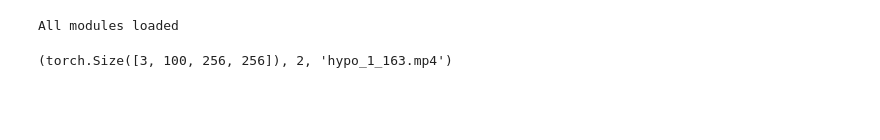
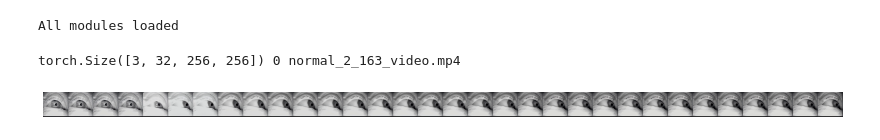
Before and after one commit to rsrini10/PCM, a Jupyter notebook: videoClassification/train_classification_model.ipynb, the cells around one changed output. Saved outputs shown, nothing was run; the diff lists cells and outputs as text; code cells hidden in the pictures; blank space fills up the shorter version.

Commit message:
update video classification code

```diff
--- a/videoClassification/train_classification_model.ipynb
+++ b/videoClassification/train_classification_model.ipynb
@@ -42,9 +43,14 @@ class VideoDataset(Dataset):
     def __getitem__(self, idx):
         video_name = self.video_paths[idx]
         video_path = os.path.join(self.root_dir, video_name)
+        pupil_path = os.path.join(self.root_dir, video_name.replace("_video.mp4", "_pupil.mp4"))
+        wavef_path = os.path.join(self.root_dir, video_name.replace("_video.mp4", "_wavef.csv"))
+
         video, _, _ = read_video(video_path, pts_unit='sec')  # Load full video
 
-        video = self.random_selection(video)
+        video_saccade_indices = self.find_saccade_from_video_and_stimulus(video_path, wavef_path, fps=60)
+        random_saccade_index = np.random.choice(video_saccade_indices)
+        video = self.select_frames(video, starting_frame=random_saccade_index, num_frames=32, interval=1)
 
         video = video.permute(3, 0, 1, 2)  # Convert (Frames, H, W, C) → (C, Frames, H, W)
         video = video.float() / 255.0  # Normalize
@@ -56,24 +62,51 @@ class VideoDataset(Dataset):
         return video, label
 
     @staticmethod
-    def random_selection(video, num_frames=100, interval=1):    # shape: (Frames, H, W, C)
-        video_length = video.shape[0]
-        starting_frame = np.random.randint(0, video_length-num_frames*interval)
-        return video[starting_frame:starting_frame+num_frames*interval:interval]
+    def find_saccade_from_video_and_stimulus(video_path, csv_path, fps=60):
+        df = pd.read_csv(csv_path)  # Replace with your file
+        stimulus = df["target"].values  # Extract the stimulus column
+        saccade_vector_video_final = detect_saccades_from_video_simple(video_path, stimulus, fps)
+        video_saccade_indices = np.arange(len(stimulus))[saccade_vector_video_final==1]
+        return video_saccade_indices
+
+    @staticmethod
+    def select_frames(video, num_frames=16, interval=1, starting_frame=None):    # shape: (Frames, H, W, C)
+        quater_frame = num_frames // 4
+        return video[starting_frame-quater_frame*interval:starting_frame+3*quater_frame*interval:interval]
 # %%
 # Load one sample from the dataset
 dataset = VideoDataset(DATA_DIR, labels_dict)
 
 # Get the first video and label
 video_sample, label = dataset[0]
 
 # Print video shape and label
 video_shape = video_sample.shape  # (C, Frames, H, W)
 video_filename = dataset.video_paths[0]
 
-video_shape, label, video_filename
+print(video_shape, label, video_filename)
+
+import matplotlib.pyplot as plt
+# Function to display video frames concatenated horizontally
+def show_video_frames(video_tensor):
+    # Permute the tensor to (Frames, H, W, C) for easier handling
+    video_tensor = video_tensor.permute(1, 2, 3, 0)
+    frames = [video_tensor[i].numpy() for i in range(video_tensor.shape[0])]
+
+    # Concatenate frames horizontally
+    concatenated_frames = np.concatenate(frames, axis=1)
+
+    # Display the concatenated frames
+    plt.figure(figsize=(20, 10))
+    plt.imshow(concatenated_frames)
+    plt.axis('off')
+    plt.show()
+
+# Example usage
+show_video_frames(video_sample)
 # %% [output]
-(torch.Size([3, 100, 256, 256]), 2, 'hypo_1_163.mp4')
+torch.Size([3, 32, 256, 256]) 0 normal_2_163_video.mp4
+[figure, added]
 # %%
 # Data Augmentation
 transform = transforms.Compose([
```
Also changed, not shown: parts of 8 cells of this notebook, 2 other files.
